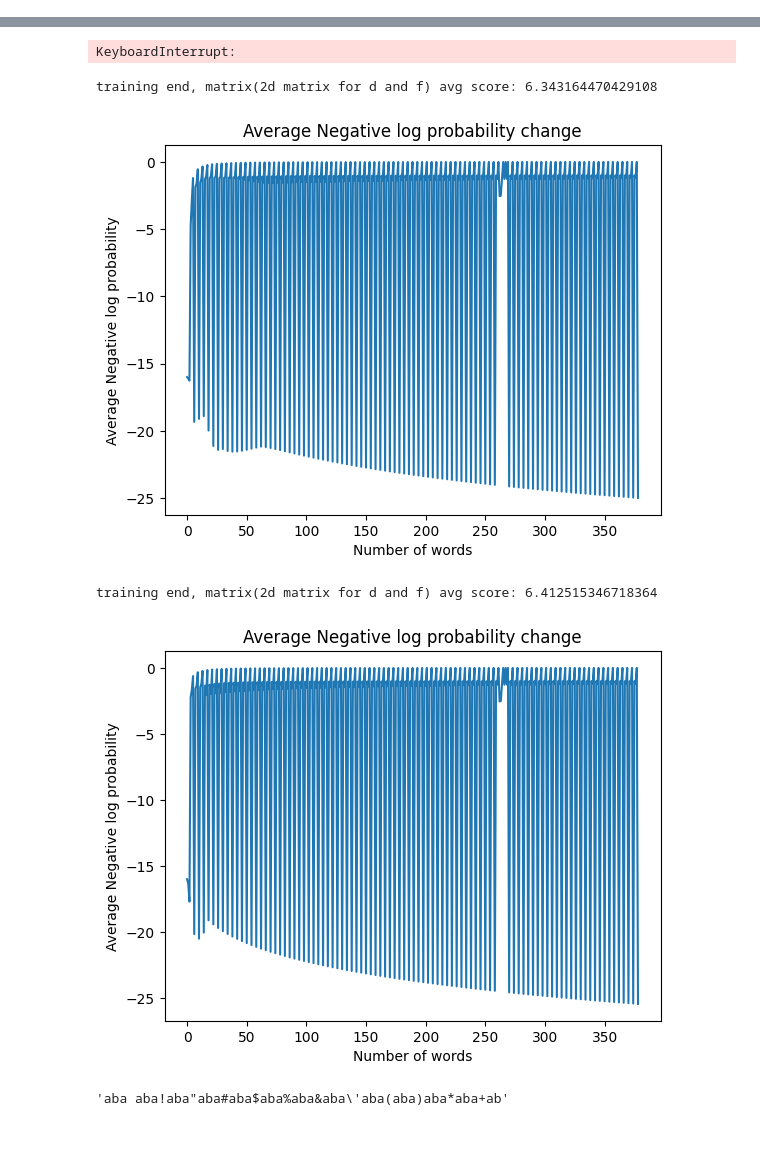
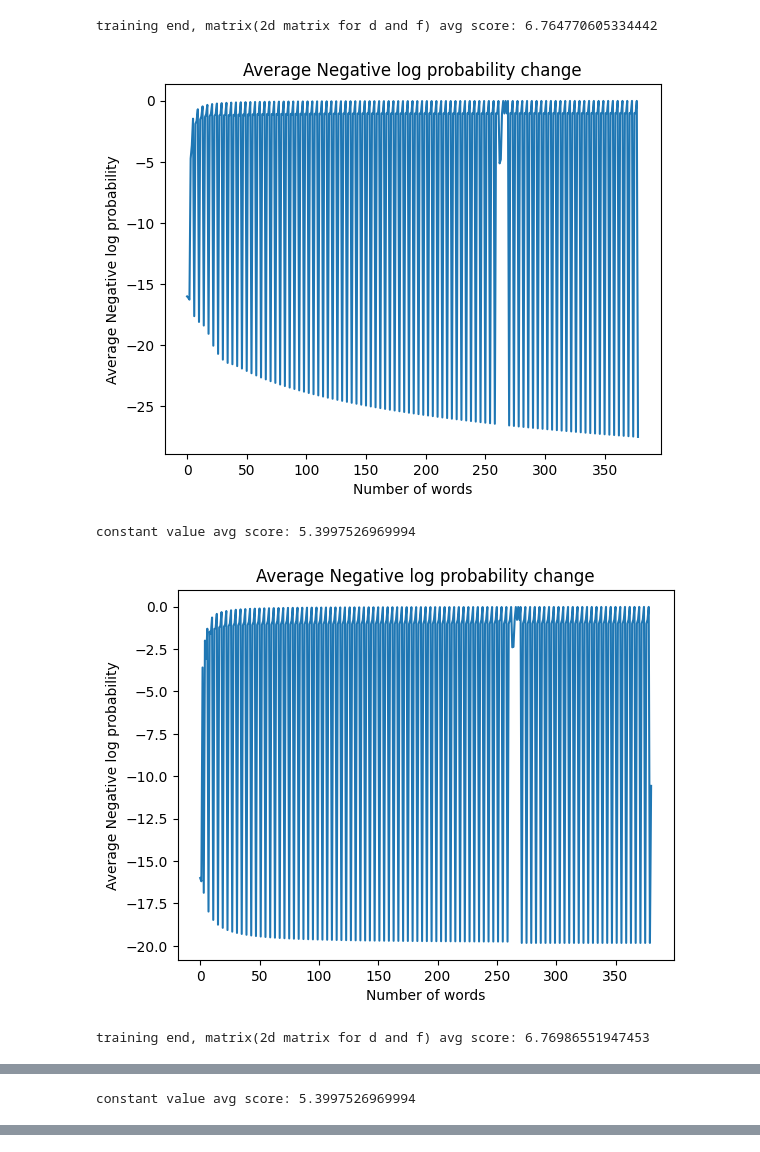
Before and after one commit to czx20010217/pubmed_typos, a Jupyter notebook: compression/blending.ipynb, the cells around one changed output, grey strips where cells are left out. Cells and saved outputs as stored; diff of their text form; code cells hidden in the pictures.

```diff
--- a/compression/blending.ipynb
+++ b/compression/blending.ipynb
@@ -745,9 +745,6 @@ class Blending_with_2d_matrix(Blending_with_linear_param):
 
         if f > self.max_f:
             f = self.max_f
-
-        if d > 6:
-            d = 6
 
         alpha, beta = self.compute_alpha_beta(alpha_matrix, beta_matrix, prefix)
 
@@ -776,15 +773,11 @@ class Blending_with_2d_matrix(Blending_with_linear_param):
 
         beta_matrix[d][f] = max(MINIMUM_ALPHA, min(1, beta_matrix[d][f]))
         alpha_matrix[d][f] = max(MINIMUM_ALPHA, alpha_matrix[d][f])
-        if d == 2:
-            self.alpha_trend.append(alpha_matrix[2][1])
         # print("new", alpha_matrix[d][f], beta_matrix[d][f])
 
 
     def compute_alpha_beta(self, alpha_matrix, beta_matrix, prefix):
         d = len(prefix)
-        if d >6:
-            d = 6
 
         if prefix in self.n_gram_model:
             f = len(self.n_gram_model[prefix])
@@ -1018,9 +1011,11 @@ class Blending_with_no_training(Blending_with_2d_matrix):
             word = "^" * n + word.strip() + "$"
             for i in range(len(word) - n):
                 n_plus_1_gram = word[i:i + n + 1]
-                self.total_score += self.letter_prob_score (alpha_matrix, beta_matrix, n_plus_1_gram[:-1], n_plus_1_gram[-1], n)
+                score = self.letter_prob_score (alpha_matrix, beta_matrix, n_plus_1_gram[:-1], n_plus_1_gram[-1], n)
+                self.total_score += score
                 self.count += 1
                 self.logs.append(-self.total_score/self.count)
+                self.logs_score_individual.append(score)
 
                 n_plus_1_gram = word[i:i + n + 1]
                 for N in range(n, -1, -1):
@@ -1041,3 +1036,36 @@ class Blending_with_no_training(Blending_with_2d_matrix):
 
 
         return self.n_gram_model
+# %%
+MAX_F = 5
+MAX_M = 100
+learning_rate = 0.003
+
+n = 1
+# data = [alice]
+
+# data = [''.join(["aba"+chr(i) for i in range(32, 127)])]
+data = [''.join(["aba" + chr(i) for i in range(32, 127)])]
+
+alpha_matrix = [[1 for _ in range(MAX_F+1)] for _ in range(n+1)]
+beta_matrix = [[0.85 for _ in range(MAX_F+1)] for _ in range(n+1)]
+
+alpha_matrix_untrained = [[1 for _ in range(MAX_F+1)] for _ in range(n+1)]
+beta_matrix_untrained = [[0.75 for _ in range(MAX_F+1)] for _ in range(n+1)]
+
+for i in range(2):
+    trainer_matrix = Blending_with_2d_matrix(MAX_F, learning_rate)
+    n_gram_model_matrix = trainer_matrix.build_model_with_train(data, alpha_matrix, beta_matrix, "words_manual_en.txt", n)
+    print(f"training end, matrix(2d matrix for d and f) avg score: {-trainer_matrix.total_score/trainer_matrix.count}")
+    plot_score(trainer_matrix.logs_score_individual)
+
+    trainer_untrained = Blending_with_no_training(MAX_F, learning_rate)
+    n_gram_model_untrained = trainer_untrained.build_model_with_train(data, alpha_matrix_untrained, beta_matrix_untrained, "words_manual_en.txt", n)
+    print(f"constant value avg score: {-trainer_untrained.total_score/trainer_untrained.count}")
+    plot_score(trainer_untrained.logs_score_individual)
+# %% [output]
+training end, matrix(2d matrix for d and f) avg score: 6.764770605334442
+[figure, added]
+constant value avg score: 5.3997526969994
+[figure, added]
+training end, matrix(2d matrix for d and f) avg score: 6.76986551947453
@@ -1043,0 +1073 @@ class Blending_with_no_training(Blending_with_2d_matrix):
+constant value avg score: 5.3997526969994
@@ -1079,33 +1110,3 @@ print(verify(trainer_1, "trumc", n_gram_model_1))
 print(verify(trainer_1, "russc", n_gram_model_1))
 print(verify(trainer_1, "kochc", n_gram_model_1))
 print(verify(trainer_1, "racka", n_gram_model_1))
-# %% [output]
-KeyboardInterrupt:
-# %%
-MAX_F = 5
-MAX_M = 100
-
-n = 1
-# data = [alice]
-
-# data = [''.join(["aba"+chr(i) for i in range(32, 127)])]
-data = [''.join(["aba" + chr(i) for i in range(32, 127)])]
-
-alpha_matrix = [[1 for _ in range(MAX_F+1)] for _ in range(n+1)]
-beta_matrix = [[0.85 for _ in range(MAX_F+1)] for _ in range(n+1)]
-for i in range(2):
-    trainer_matrix = Blending_with_2d_matrix(MAX_F)
-    trainer_matrix.alpha_trend = []
-    trainer_matrix.logs_score_individual = []
-    n_gram_model_matrix = trainer_matrix.build_model_with_train(data, alpha_matrix, beta_matrix, "words_manual_en.txt", n)
-    print(f"training end, matrix(2d matrix for d and f) avg score: {-trainer_matrix.total_score/trainer_matrix.count}")
-    plot_score(trainer_matrix.logs_score_individual)
-# %% [output]
-training end, matrix(2d matrix for d and f) avg score: 6.343164470429108
-[figure, removed]
-training end, matrix(2d matrix for d and f) avg score: 6.412515346718364
-[figure, removed]
-# %%
-data[0][:50]
-# %% [output]
-'aba aba!aba"aba#aba$aba%aba&aba\'aba(aba)aba*aba+ab'
```
Also changed, not shown: parts of 13 cells of this notebook.
